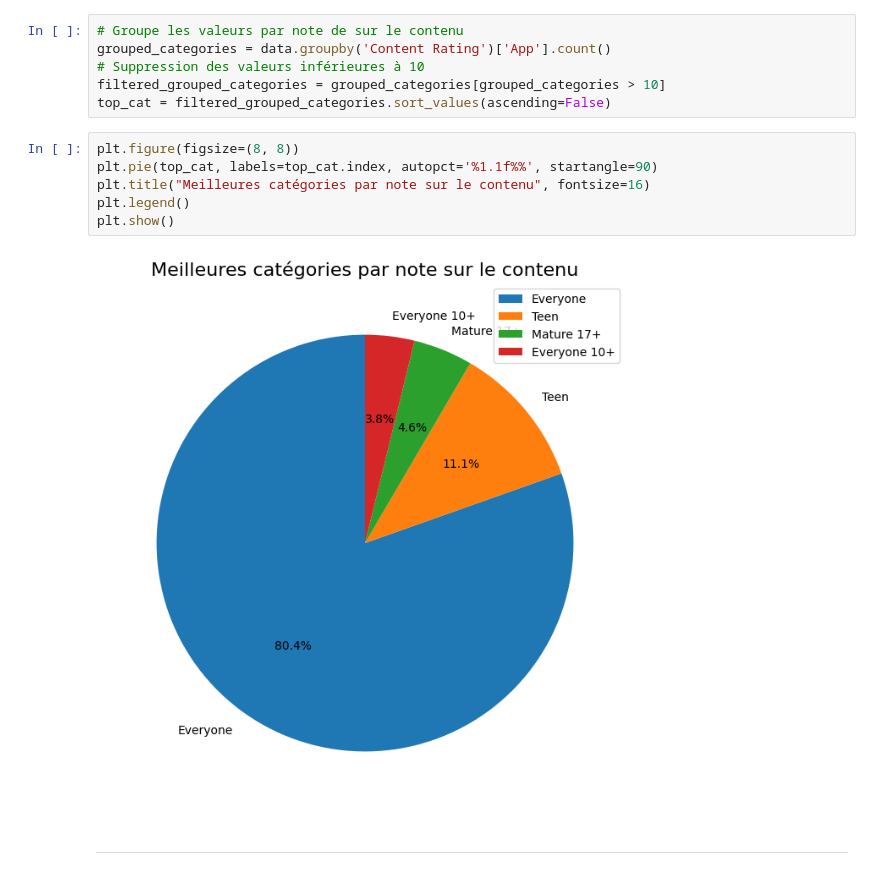
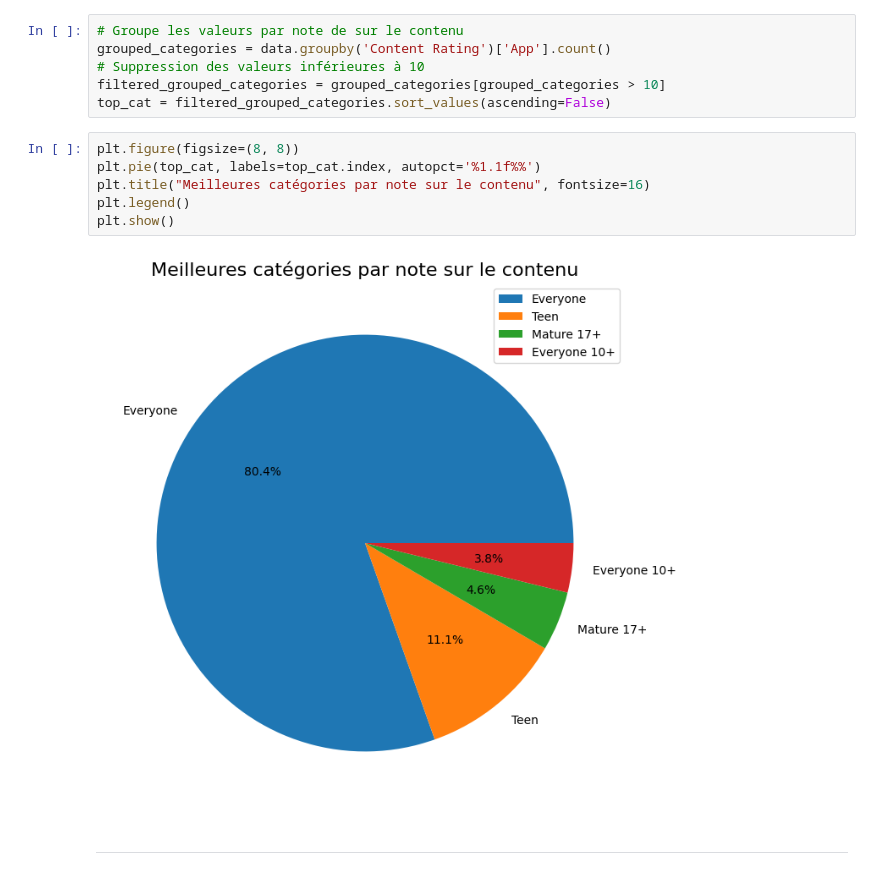
Before and after one commit to Vahor/ca-va-malo, a Jupyter notebook: src/clement.ipynb, the cells around one changed output. Saved outputs shown, nothing was run; the diff lists cells and outputs as text.

Commit message:
feat: :sparkles: new graph

```diff
--- a/src/clement.ipynb
+++ b/src/clement.ipynb
@@ -27,12 +29,12 @@ filtered_grouped_categories = grouped_categories[grouped_categories > 10]
 top_cat = filtered_grouped_categories.sort_values(ascending=False)
 # %%
 plt.figure(figsize=(8, 8))
-plt.pie(top_cat, labels=top_cat.index, autopct='%1.1f%%', startangle=90)
+plt.pie(top_cat, labels=top_cat.index, autopct='%1.1f%%')
 plt.title("Meilleures catégories par note sur le contenu", fontsize=16)
 plt.legend()
 plt.show()
 # %% [output]
-[figure, old version]
+[figure, new version]
 # %% [markdown]
 ---
 # %%
```
Also changed, not shown: parts of 4 cells of this notebook, 2 other files.
